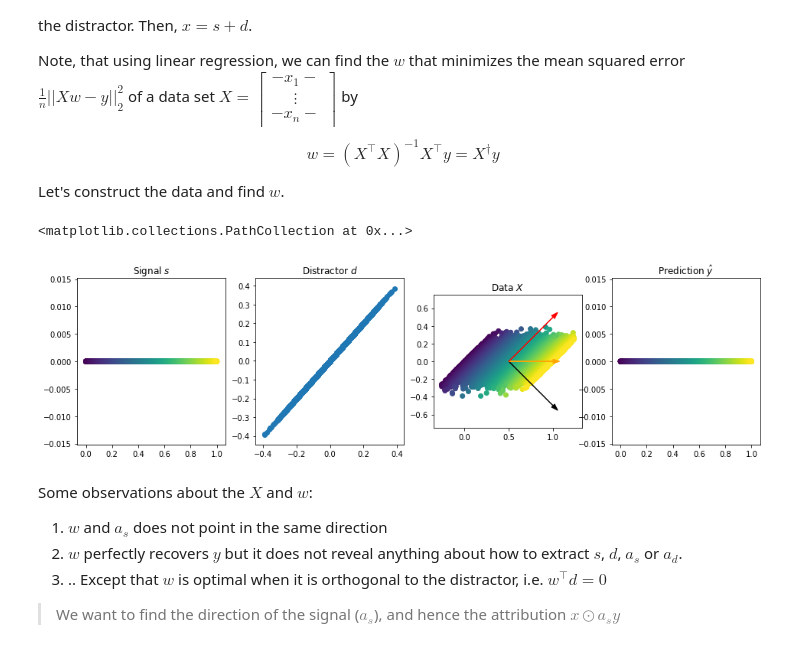
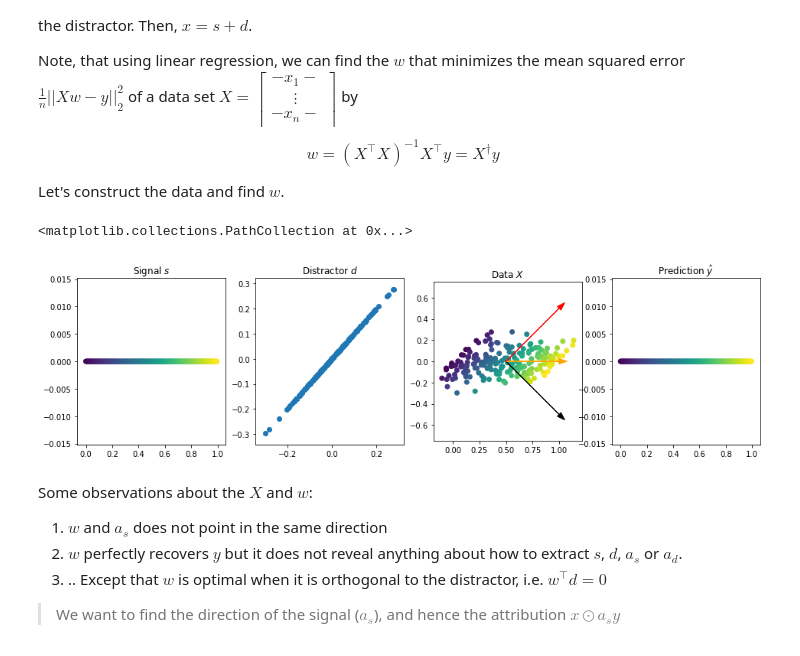
Before and after one commit to fhvilshoj/PatternNetPresentation, a Jupyter notebook: presentation.ipynb, the cells around one changed output. Cells and saved outputs as stored; diff of their text form; code cells hidden in the pictures.

```diff
--- a/presentation.ipynb
+++ b/presentation.ipynb
@@ -63,7 +63,7 @@ $$
 Let's construct the data and find $w$.
 # %%
 # Construct the data
-n       = 20000
+n       = 200
 y       = np.arange(n) / n
 a_s     = np.array((1., 0.))
 a_d     = np.array((1., 1.))
@@ -73,34 +73,34 @@ S       = np.outer(y, a_s)
 D       = np.outer(epsilon, a_d)
 X       = S + D
 
 fig, ax = plt.subplots(1, 4, figsize=(16,4))
 
 # Plot signal, distractor and the actual data (signal + distractor)
 ax[0].set_title("Signal $s$")
 ax[0].scatter(S[:,0], S[:,1], c=y)
 ax[1].set_title("Distractor $d$")
 ax[1].scatter(D[:,0], D[:,1])
 ax[2].set_title("Data $X$")
 ax[2].scatter(X[:,0], X[:,1], c=y)
 
 # Predict y from X (Linear regression)
 w       = np.linalg.pinv(X) @ y
 
 # Draw arrows on the data plot
 ax[2].set_ylim(-0.75, 0.75)
 ax[2].set_aspect('equal')
 ax[2].arrow(0.5,0, *(w*0.5),   head_width=.05, color='black')
 ax[2].arrow(0.5,0, *(a_s*0.5), head_width=.05, color='orange')
 ax[2].arrow(0.5,0, *(a_d*0.5), head_width=.05, color='red')
 
 y_hat   = X @ w
 # print("MSE: ", np.mean((y_hat - y)**2))
 
 ax[3].set_title("Prediction $\hat y$")
 ax[3].scatter(y_hat, np.zeros_like(y), c=y)
 # %% [output]
 <matplotlib.collections.PathCollection at 0x...>
-[figure, old version]
+[figure, new version]
 # %% [markdown]
 Some observations about the $X$ and $w$:
 1. $w$ and $a_s$ does not point in the same direction
```
Also changed, not shown: parts of 1 cell of this notebook.
